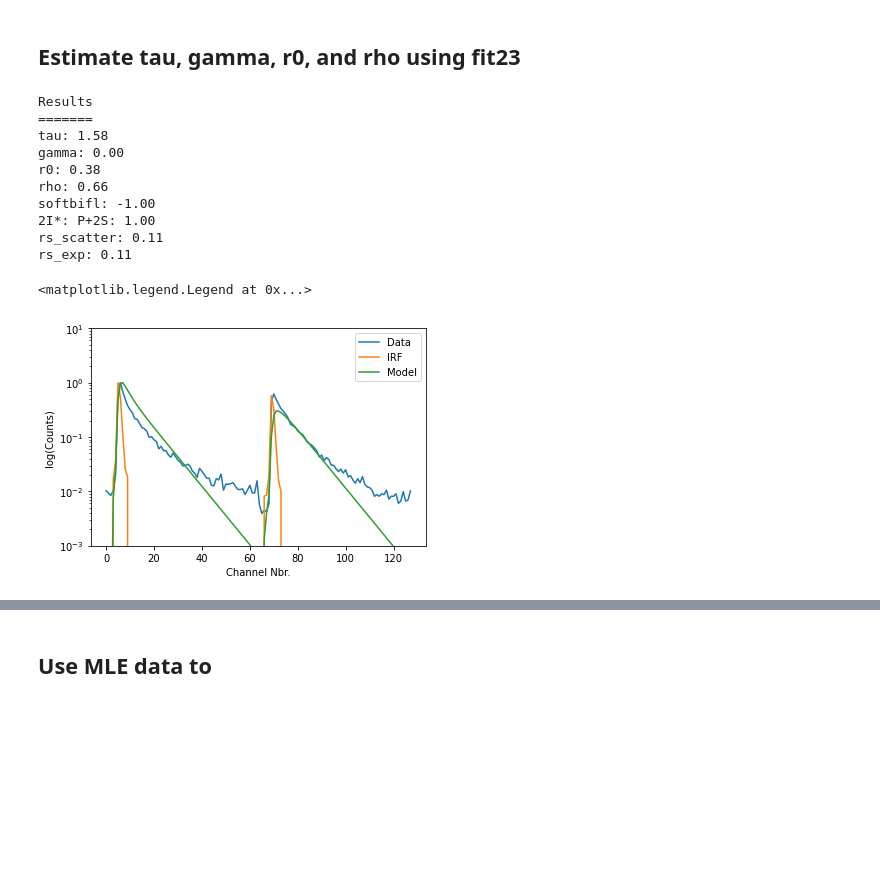
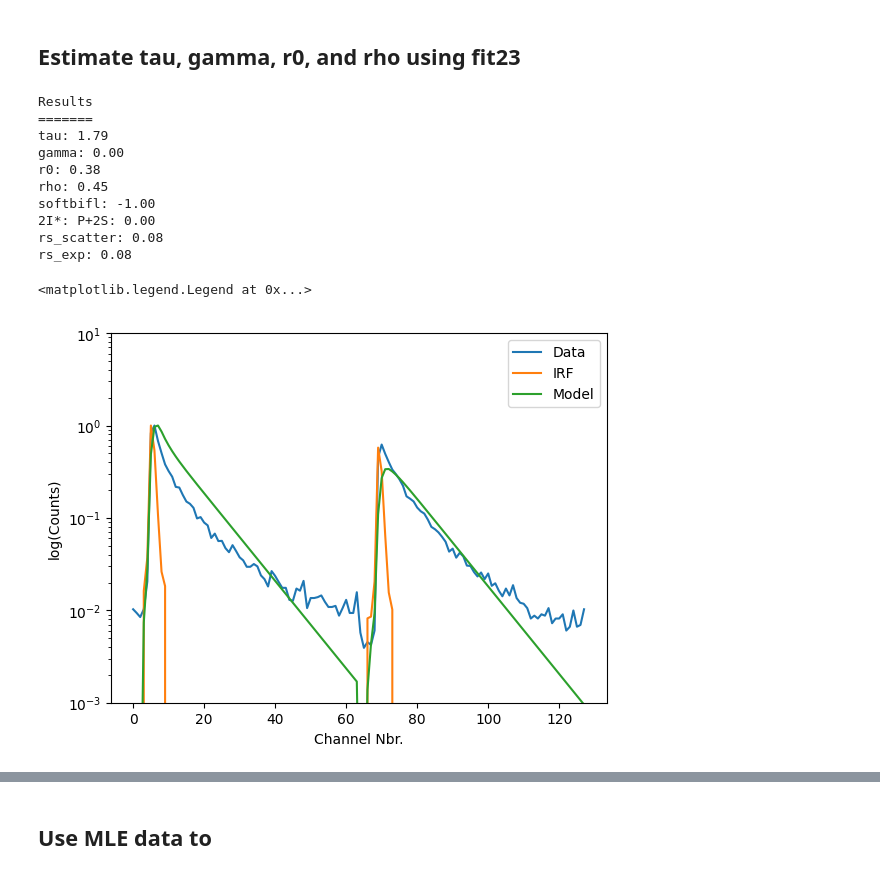
Before and after one commit to SMB-Lab/feda_tools, a Jupyter notebook: notebooks/burstid_selection_viz_tool_testingwithDaniy_cleaned.ipynb, the cells around one changed output, grey strips where cells are left out. Saved outputs shown, nothing was run; the diff lists cells and outputs as text; code cells hidden in the pictures; blank space fills up the shorter version.

```diff
--- a/notebooks/burstid_selection_viz_tool_testingwithDaniy_cleaned.ipynb
+++ b/notebooks/burstid_selection_viz_tool_testingwithDaniy_cleaned.ipynb
@@ -683,14 +683,13 @@ counts_irf_nb[74:128] = 0
 
 fit23 = tttrlib.Fit23(
     dt=dt,
-    # irf=irf_np,
     irf=counts_irf_nb,
-    background= np.ones_like(counts_irf_nb)*0.002,
+    background= np.ones_like(counts_irf_nb)*0.000020,
     period=period,
     g_factor=g_factor,
     l1=l1_japan_corr, l2=l2_japan_corr,
-    convolution_stop = 10,
-    p2s_twoIstar_flag = True
+    convolution_stop = 8,
+    p2s_twoIstar_flag = False
 )
 
 # normalize counts
@@ -703,7 +702,7 @@ r2 = fit23(data=counts, initial_values=x0, fixed=fixed, include_model = True)
 # output key from DecayFit23.h on tttrlib github.
 # x[0] fluorescence lifetime - tau;
 # x[1] fraction of scattered light - gamma;
-# x[2] fundamental anisotropy - r0
+#x[2] fundamental anisotropy - r0
 # x[3] rotational time - rho;
 # x[4] softbifl - flag specifying the type of bifl fit (not used here)
 # x[5] p2s_twoIstar - flag specifying the type of chi2 calculation (not used here)
@@ -713,40 +712,40 @@ print("Results")
 print("=======")
 print("tau: {:.2f}".format(r2['x'][0]))
 print("gamma: {:.2f}".format(r2['x'][1]))
 print("r0: {:.2f}".format(r2['x'][2]))
 print("rho: {:.2f}".format(r2['x'][3]))
 print("softbifl: {:.2f}".format(r2['x'][4]))
 print("2I*: P+2S: {:.2f}".format(r2['x'][5]))
 print("rs_scatter: {:.2f}".format(r2['x'][6]))
-print("rs_exp: {:.2f}".format(r2['x'][6]))
+print("rs_exp: {:.2f}".format(r2['x'][7]))
 # %matplotlib qt
 counts_model = [x for x in fit23.model]
 plt.semilogy([x for x in fit23.data]/np.max(counts), label='Data')
 plt.semilogy(counts_irf/np.max(counts_irf), label='IRF')
 #plt.semilogy([x for x in fit23.irf]/np.max(counts_irf), label='IRF')
 plt.semilogy(counts_model/np.max(counts_model), label='Model')
 # Set the y-axis limits
 plt.ylim(0.001, np.power(10,1))
 # plt.title.set_text(r'Example decay')
 plt.ylabel(r'log(Counts)')
 plt.xlabel(r'Channel Nbr.')
 plt.legend()
 
 
 # GOES INTO BG 4
 # %% [output]
 Results
 =======
-tau: 1.58
+tau: 1.79
 gamma: 0.00
 r0: 0.38
-rho: 0.66
+rho: 0.45
 softbifl: -1.00
-2I*: P+2S: 1.00
-rs_scatter: 0.11
-rs_exp: 0.11
+2I*: P+2S: 0.00
+rs_scatter: 0.08
+rs_exp: 0.08
 <matplotlib.legend.Legend at 0x...>
-[figure, old version]
+[figure, new version]
 # %%
 #import pylab as p
 
```
Also changed, not shown: parts of 5 cells of this notebook, 32 other files.
